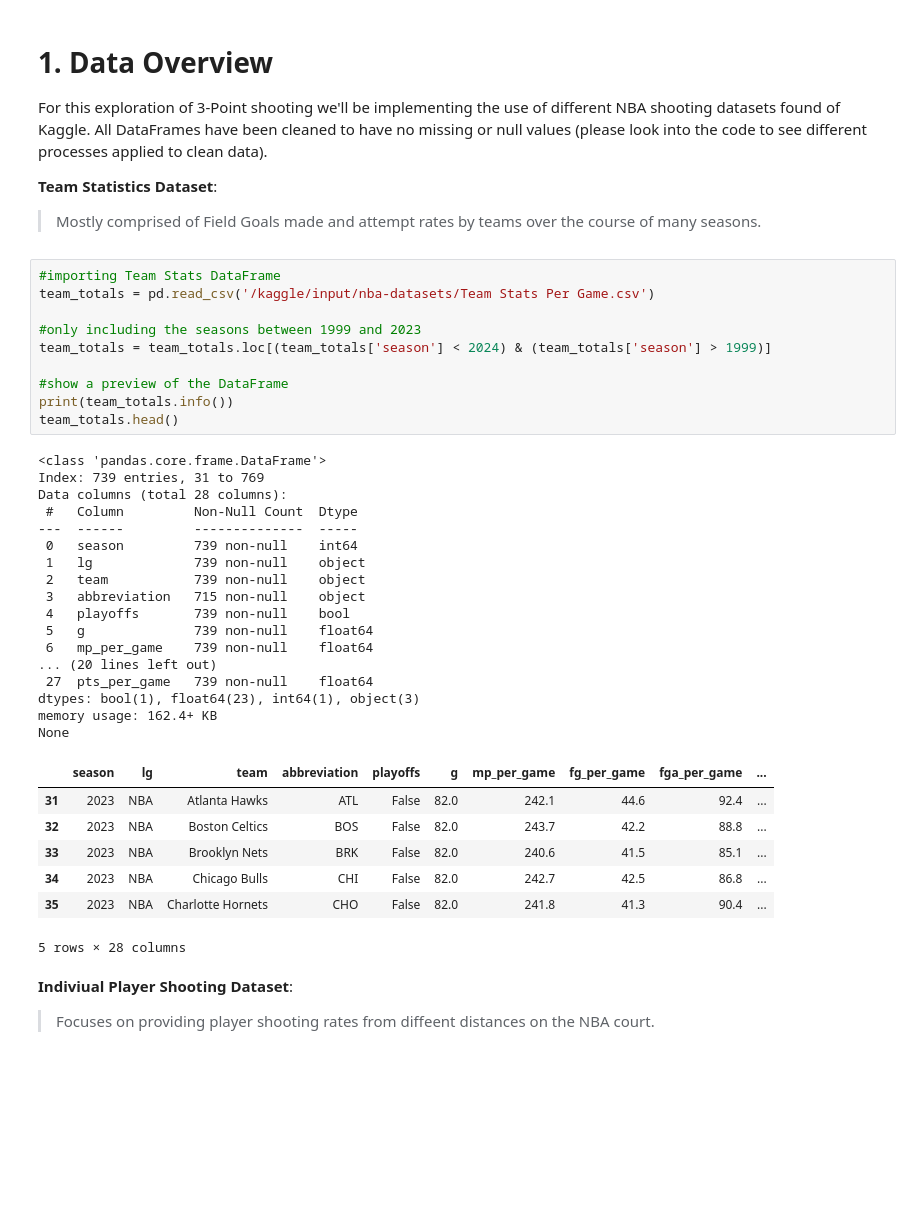
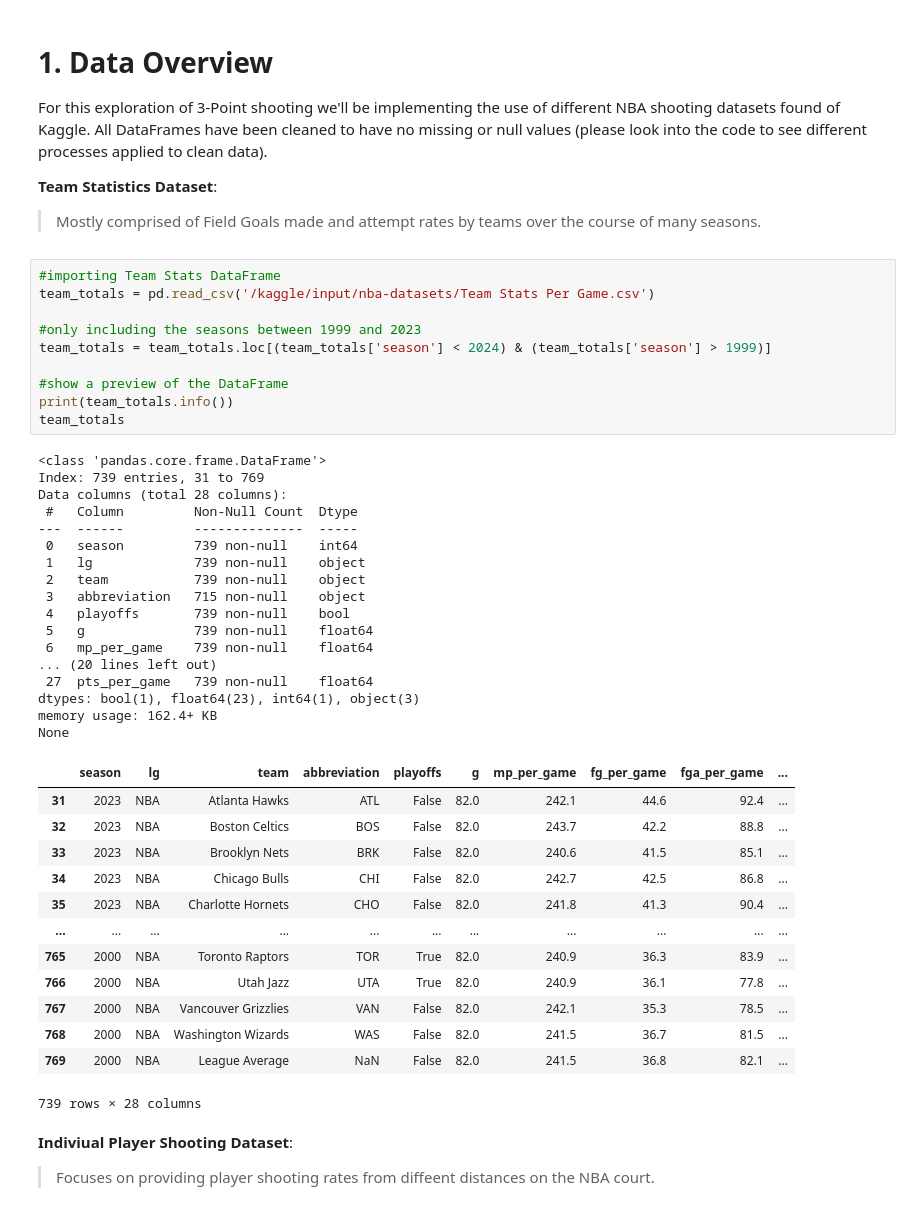
Before and after one commit to RafaelJMinaya/NBA-3Point-Shooting-Analysis, a Jupyter notebook: nba-3-point-shooting-evolution.ipynb, the cells around one changed output. Drawn from its saved outputs; the diff is of its cells as text; blank space fills up the shorter version.

```diff
--- a/nba-3-point-shooting-evolution.ipynb
+++ b/nba-3-point-shooting-evolution.ipynb
@@ -39,35 +41,41 @@ team_totals = pd.read_csv('/kaggle/input/nba-datasets/Team Stats Per Game.csv')
 
 #only including the seasons between 1999 and 2023
 team_totals = team_totals.loc[(team_totals['season'] < 2024) & (team_totals['season'] > 1999)]
 
 #show a preview of the DataFrame
 print(team_totals.info())
-team_totals.head()
+team_totals
 # %% [output]
 <class 'pandas.core.frame.DataFrame'>
 Index: 739 entries, 31 to 769
 Data columns (total 28 columns):
  #   Column         Non-Null Count  Dtype
 ---  ------         --------------  -----
  0   season         739 non-null    int64
  1   lg             739 non-null    object
  2   team           739 non-null    object
  3   abbreviation   715 non-null    object
  4   playoffs       739 non-null    bool
  5   g              739 non-null    float64
  6   mp_per_game    739 non-null    float64
 ... (20 lines left out)
  27  pts_per_game   739 non-null    float64
 dtypes: bool(1), float64(23), int64(1), object(3)
 memory usage: 162.4+ KB
 None
 |  | season | lg | team | abbreviation | playoffs | g | mp_per_game | fg_per_game | fga_per_game | ... |
 | 31 | 2023 | NBA | Atlanta Hawks | ATL | False | 82.0 | 242.1 | 44.6 | 92.4 | ... |
 | 32 | 2023 | NBA | Boston Celtics | BOS | False | 82.0 | 243.7 | 42.2 | 88.8 | ... |
 | 33 | 2023 | NBA | Brooklyn Nets | BRK | False | 82.0 | 240.6 | 41.5 | 85.1 | ... |
 | 34 | 2023 | NBA | Chicago Bulls | CHI | False | 82.0 | 242.7 | 42.5 | 86.8 | ... |
 | 35 | 2023 | NBA | Charlotte Hornets | CHO | False | 82.0 | 241.8 | 41.3 | 90.4 | ... |
+| ... | ... | ... | ... | ... | ... | ... | ... | ... | ... | ... |
+| 765 | 2000 | NBA | Toronto Raptors | TOR | True | 82.0 | 240.9 | 36.3 | 83.9 | ... |
+| 766 | 2000 | NBA | Utah Jazz | UTA | True | 82.0 | 240.9 | 36.1 | 77.8 | ... |
+| 767 | 2000 | NBA | Vancouver Grizzlies | VAN | False | 82.0 | 242.1 | 35.3 | 78.5 | ... |
+| 768 | 2000 | NBA | Washington Wizards | WAS | False | 82.0 | 241.5 | 36.7 | 81.5 | ... |
+| 769 | 2000 | NBA | League Average | NaN | False | 82.0 | 241.5 | 36.8 | 82.1 | ... |
-5 rows × 28 columns
+739 rows × 28 columns
 # %% [markdown]
 **Indiviual Player Shooting Dataset**:
 
```
Also changed, not shown: parts of 17 cells of this notebook.
